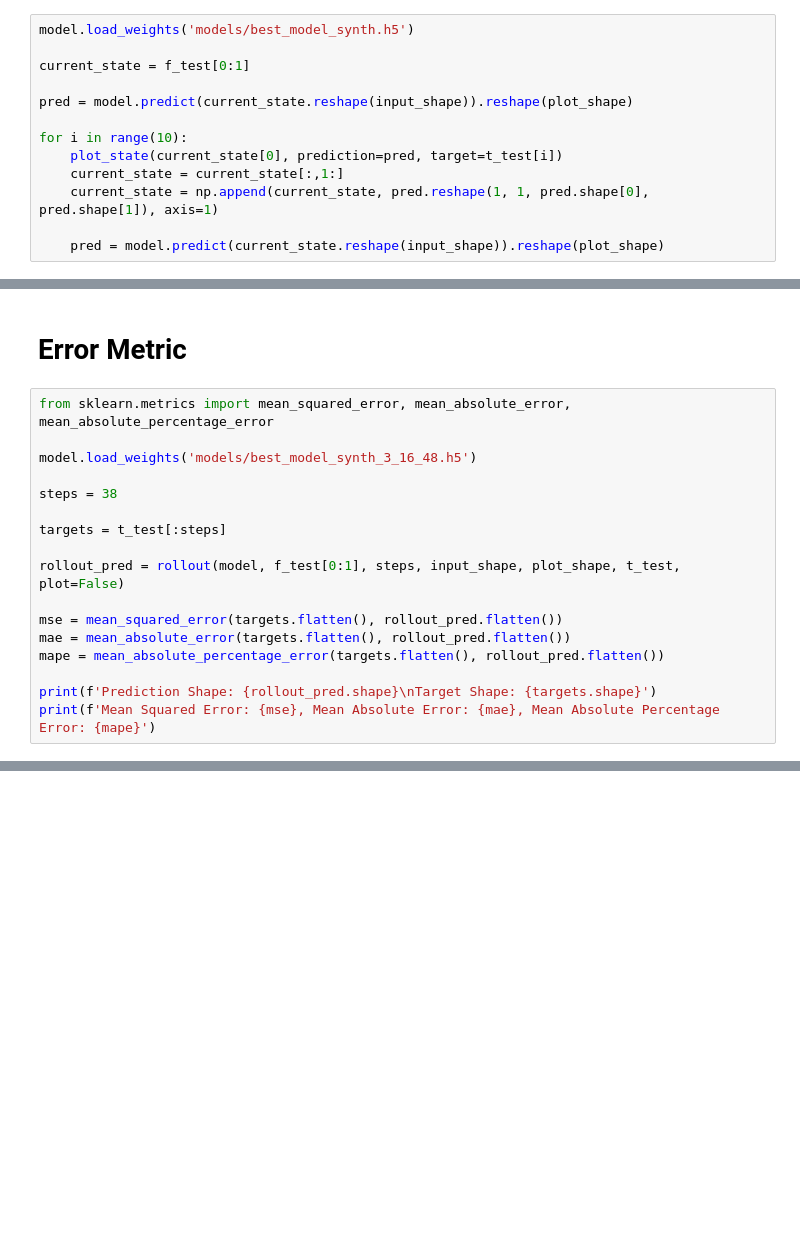
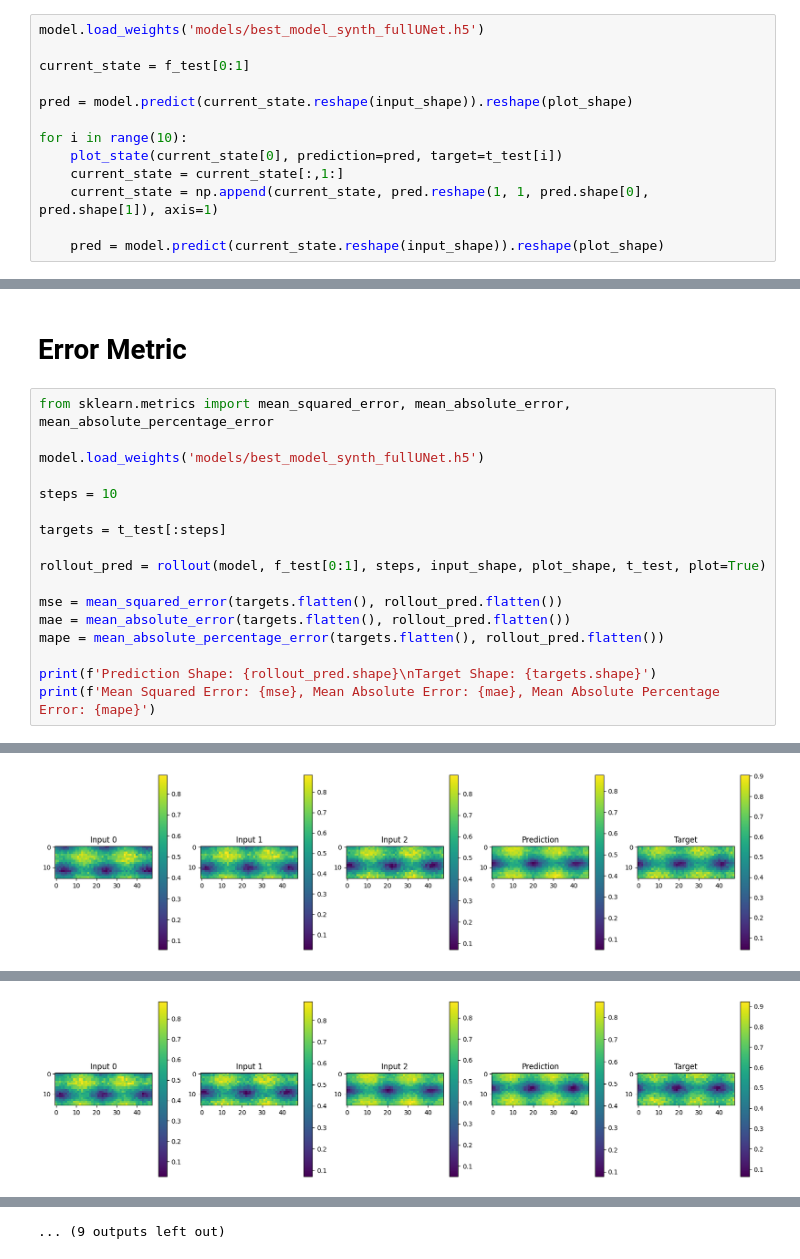
Before and after one commit to Divanvdb/spatial_temporal_forecasting, a Jupyter notebook: 6_UNet_Validation.ipynb, the cells around one changed output, grey strips where cells are left out. Saved outputs shown, nothing was run; the diff lists cells and outputs as text; blank space fills up the shorter version.

Commit message:
Finished UNet Rollout
Also trained models for different windowsizes

```diff
--- a/6_UNet_Validation.ipynb
+++ b/6_UNet_Validation.ipynb
@@ -272,7 +288,7 @@ Done with output:  (1, 16, 48, 1)
 # %% [markdown]
 # Visualize Output
 # %%
-model.load_weights('models/best_model_synth.h5')
+model.load_weights('models/best_model_synth_fullUNet.h5')
 
 current_state = f_test[0:1]
 
@@ -303,13 +319,13 @@ for i in range(10):
 # %%
 from sklearn.metrics import mean_squared_error, mean_absolute_error, mean_absolute_percentage_error
 
-model.load_weights('models/best_model_synth_3_16_48.h5')
+model.load_weights('models/best_model_synth_fullUNet.h5')
 
-steps = 38
+steps = 10
 
 targets = t_test[:steps]
 
-rollout_pred = rollout(model, f_test[0:1], steps, input_shape, plot_shape, t_test, plot=False)
+rollout_pred = rollout(model, f_test[0:1], steps, input_shape, plot_shape, t_test, plot=True)
 
 mse = mean_squared_error(targets.flatten(), rollout_pred.flatten())
 mae = mean_absolute_error(targets.flatten(), rollout_pred.flatten())
@@ -337,0 +338 @@ Mean Squared Error: 0.0028631470631808043, Mean Absolute Error: 0.04065795242786
+[figure, added]
@@ -337,0 +340 @@ Mean Squared Error: 0.0028631470631808043, Mean Absolute Error: 0.04065795242786
+[figure, added]
@@ -337,0 +349 @@ Mean Squared Error: 0.0028631470631808043, Mean Absolute Error: 0.04065795242786
+... (9 outputs left out)
```
Also changed, not shown: parts of 3 cells of this notebook, 9 other files.
